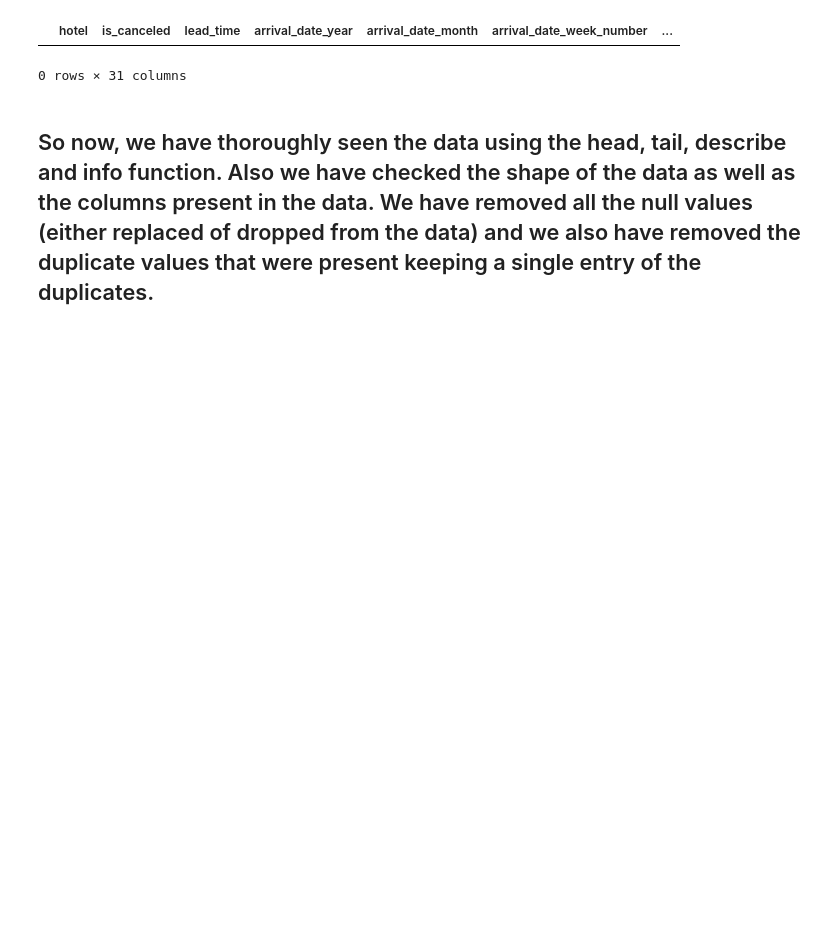
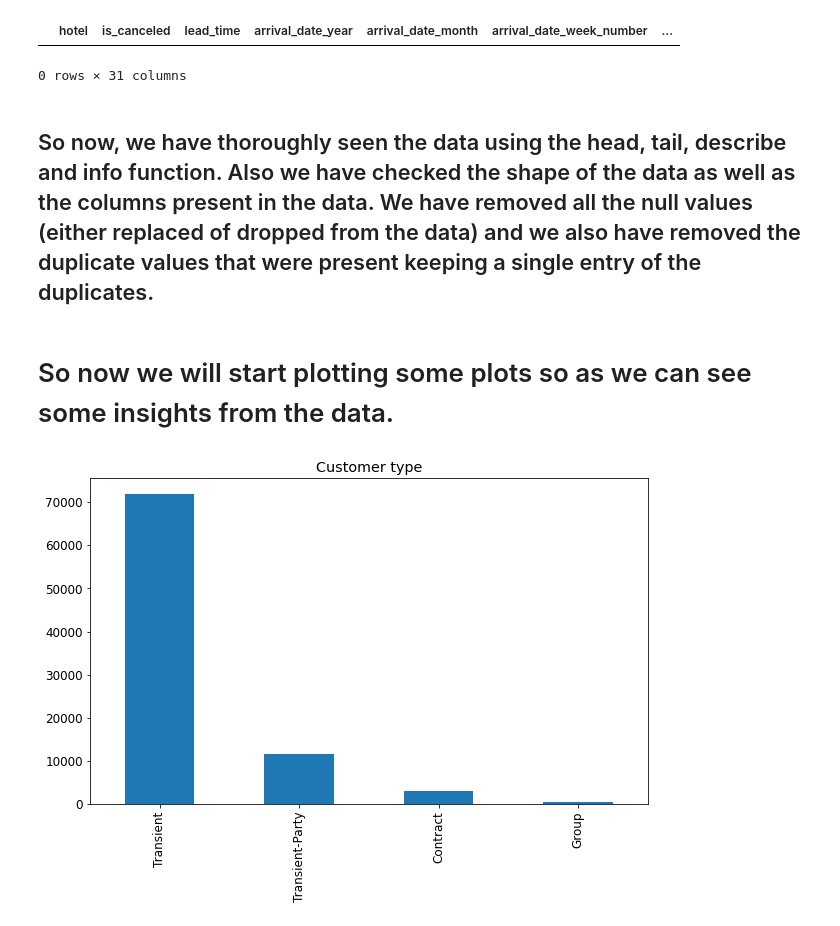
Before and after one commit to jatinsharma16/Capstone-Project-EDA, a Jupyter notebook: Hotel_Booking_Analysis_Capstone_Project.ipynb, the cells around one changed output. Saved outputs shown, nothing was run; the diff lists cells and outputs as text; code cells hidden in the pictures; blank space fills up the shorter version.

```diff
--- a/Hotel_Booking_Analysis_Capstone_Project.ipynb
+++ b/Hotel_Booking_Analysis_Capstone_Project.ipynb
@@ -189,3 +189,5 @@ df[df.duplicated()]
 0 rows × 31 columns
 # %% [markdown]
 <h2> So now, we have thoroughly seen the data using the head, tail, describe and info function. Also we have checked the shape of the data as well as the columns present in the data. We have removed all the null values (either replaced of dropped from the data) and we also have removed the duplicate values that were present keeping a single entry of the duplicates.
+# %% [markdown]
+<h1> So now we will start plotting some plots so as we can see some insights from the data.
@@ -191,0 +197,10 @@ df[df.duplicated()]
+# %%
+plt.rc('font', size = 12)
+# %%
+# The below graph would present the number of customers from each type.
+plt.figure(figsize=(10,6))
+plt.title('Customer type')
+df['customer_type'].value_counts().plot(kind = 'bar')
+plt.show()
+# %% [output]
+[figure, added]
```
Also changed, not shown: parts of 8 cells of this notebook.
